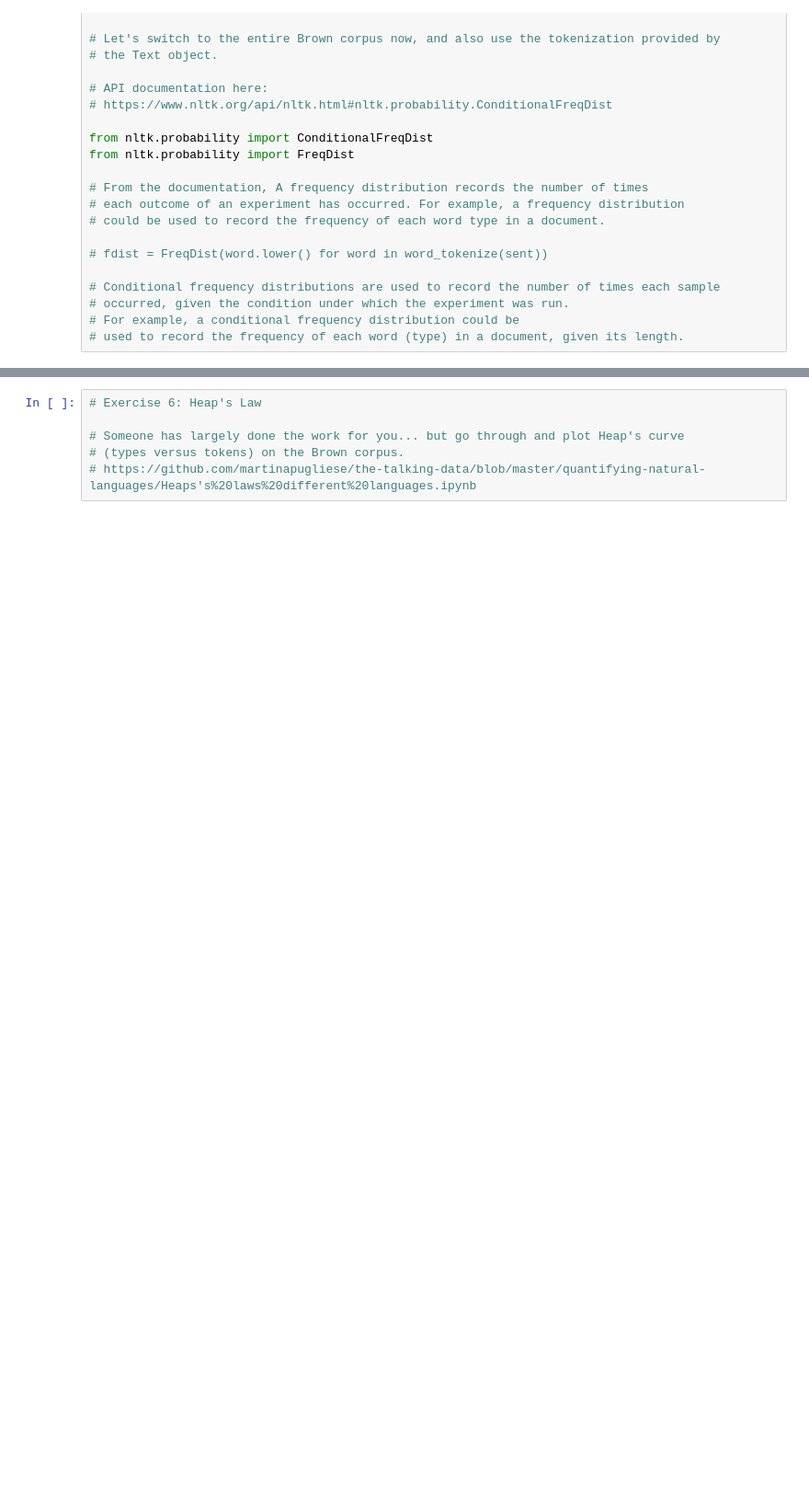
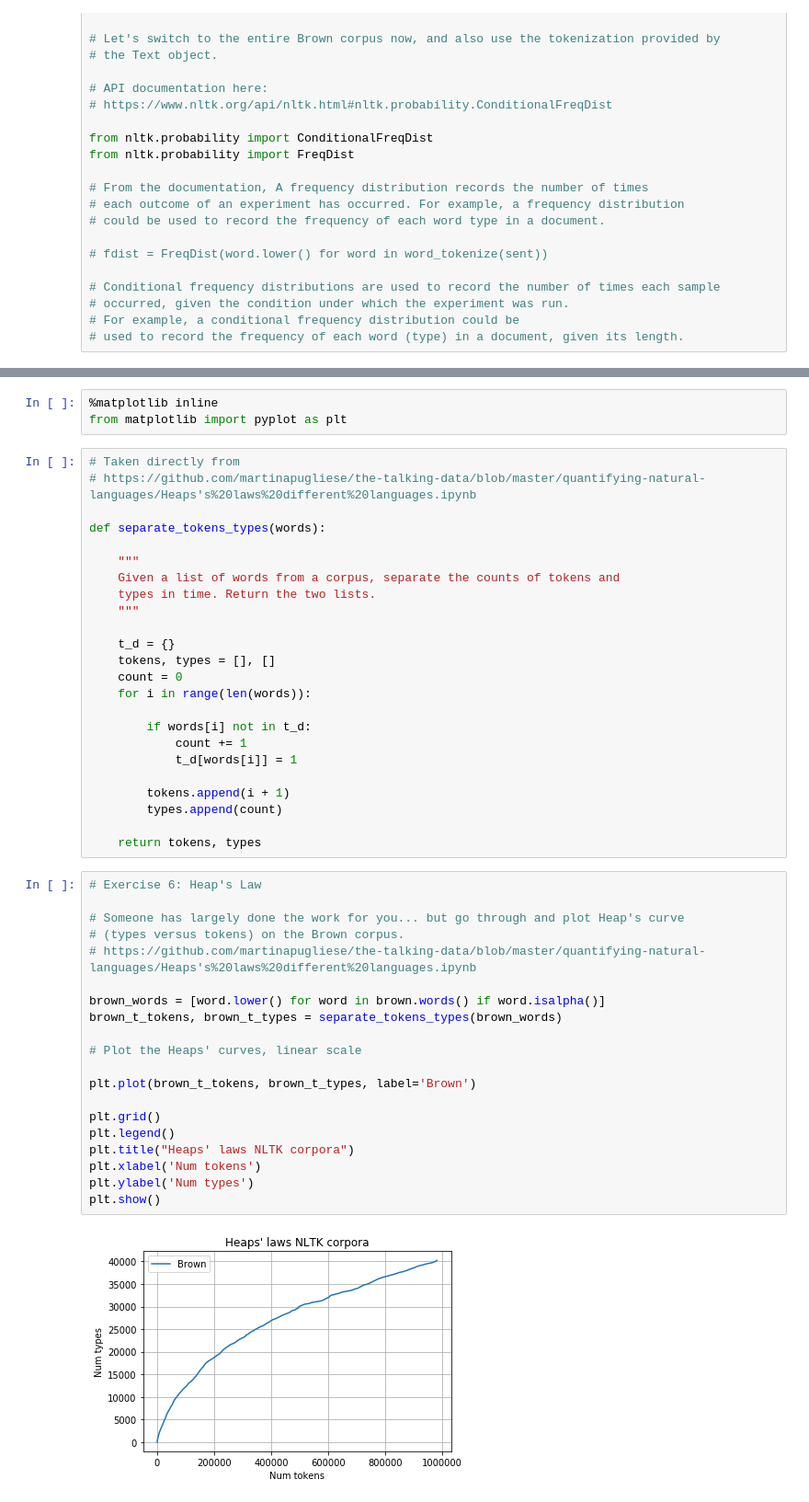
Before and after one commit to ANLY580/lectures, a Jupyter notebook: 2-tools/2-tools.ipynb, the cells around one changed output, grey strips where cells are left out. Shown: that part at 92% size. Saved outputs shown, nothing was run; the diff lists cells and outputs as text; blank space fills up the shorter version.

```diff
--- a/2-tools/2-tools.ipynb
+++ b/2-tools/2-tools.ipynb
@@ -408,6 +506,49 @@ brown.tagged_words()[:10]
+# %%
+%matplotlib inline
+from matplotlib import pyplot as plt
+# %%
+# Taken directly from
+# https://github.com/martinapugliese/the-talking-data/blob/master/quantifying-natural-languages/Heaps's%20laws%20different%20languages.ipynb
+
+def separate_tokens_types(words):
+
+    """
+    Given a list of words from a corpus, separate the counts of tokens and
+    types in time. Return the two lists.
+    """
+
+    t_d = {}
+    tokens, types = [], []
+    count = 0
+    for i in range(len(words)):
+
+        if words[i] not in t_d:
+            count += 1
+            t_d[words[i]] = 1
+
+        tokens.append(i + 1)
+        types.append(count)
+
+    return tokens, types
 # %%
 # Exercise 6: Heap's Law
 
 # Someone has largely done the work for you... but go through and plot Heap's curve
 # (types versus tokens) on the Brown corpus.
 # https://github.com/martinapugliese/the-talking-data/blob/master/quantifying-natural-languages/Heaps's%20laws%20different%20languages.ipynb
+
+brown_words = [word.lower() for word in brown.words() if word.isalpha()]
+brown_t_tokens, brown_t_types = separate_tokens_types(brown_words)
+
+# Plot the Heaps' curves, linear scale
+
+plt.plot(brown_t_tokens, brown_t_types, label='Brown')
+
+plt.grid()
+plt.legend()
+plt.title("Heaps' laws NLTK corpora")
+plt.xlabel('Num tokens')
+plt.ylabel('Num types')
+plt.show()
+# %% [output]
+[figure, added]
```
Also changed, not shown: parts of 15 cells of this notebook, 1 other file.
